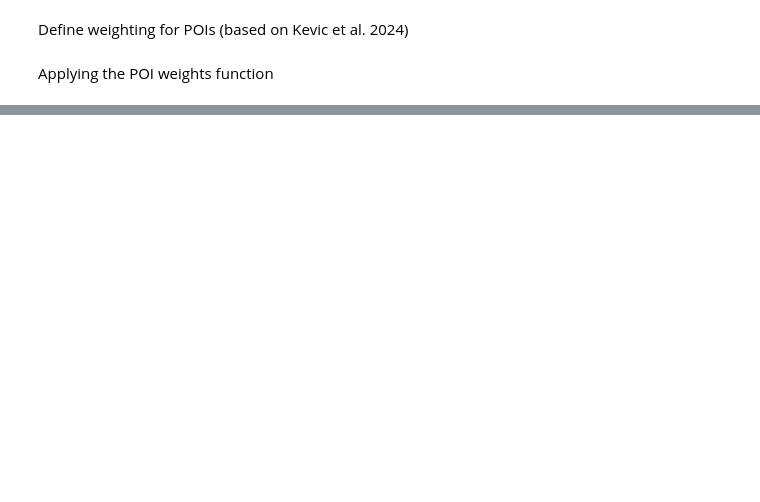
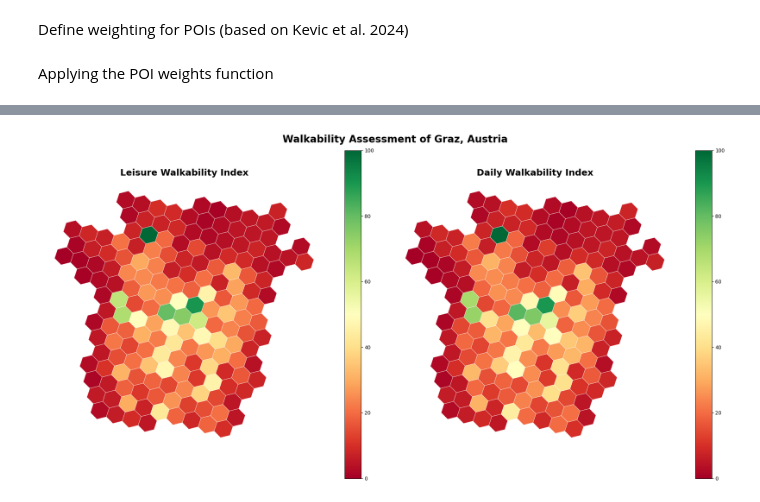
Before and after one commit to bernadettesophia/GAT2_group1_midterm_project, a Jupyter notebook: code_midterm_group1_walkability_graz.ipynb, the cells around one changed output, grey strips where cells are left out. Saved outputs shown, nothing was run; the diff lists cells and outputs as text; code cells hidden in the pictures; blank space fills up the shorter version.

Commit message:
Added calculation of accessibility and environmental scores, final walkability and normailzation, adjustment on the computation of the walking distance (using haversine instead of network)

```diff
--- a/code_midterm_group1_walkability_graz.ipynb
+++ b/code_midterm_group1_walkability_graz.ipynb
@@ -744,0 +874,20 @@ Name: count, dtype: int64
+# %%
+gdf_hex = gdf_hex.merge(
+    leisure_accessibility,
+    on="h3_cells",
+    how="left",
+    suffixes=("", "_leisure")
+)
+gdf_hex.rename(columns={"accessibility_score": "leisure_score"}, inplace=True)
+
+gdf_hex = gdf_hex.merge(
+    daily_accessibility,
+    on="h3_cells",
+    how="left",
+    suffixes=("", "_daily")
+)
+gdf_hex.rename(columns={"accessibility_score": "daily_score"}, inplace=True)
+
+# Fill NaN values with 0
+gdf_hex["leisure_score"] = gdf_hex["leisure_score"].fillna(0)
+gdf_hex["daily_score"] = gdf_hex["daily_score"].fillna(0)
@@ -744,0 +991,39 @@ Name: count, dtype: int64
+# %%
+# Walkability Visualization for Graz
+fig, axes = plt.subplots(1, 2, figsize=(20, 10))
+
+# Leisure Walkability
+gdf_hex.plot(
+    column='walkability_leisure',
+    cmap='RdYlGn',
+    linewidth=0.5,
+    edgecolor='white',
+    legend=True,
+    ax=axes[0],
+    vmin=0,
+    vmax=100
+)
+axes[0].set_title('Leisure Walkability Index', fontsize=18, fontweight='bold')
+axes[0].axis('off')
+
+# Daily Walkability
+gdf_hex.plot(
+    column='walkability_daily',
+    cmap='RdYlGn',
+    linewidth=0.5,
+    edgecolor='white',
+    legend=True,
+    ax=axes[1],
+    vmin=0,
+    vmax=100
+)
+axes[1].set_title('Daily Walkability Index', fontsize=18, fontweight='bold')
+axes[1].axis('off')
+
+plt.suptitle('Walkability Assessment of Graz, Austria',
+             fontsize=20, fontweight='bold', y=0.98)
+
+plt.tight_layout()
+plt.show()
+# %% [output]
+[figure, added]
```
Also changed, not shown: parts of 24 cells of this notebook, 1 other file.
